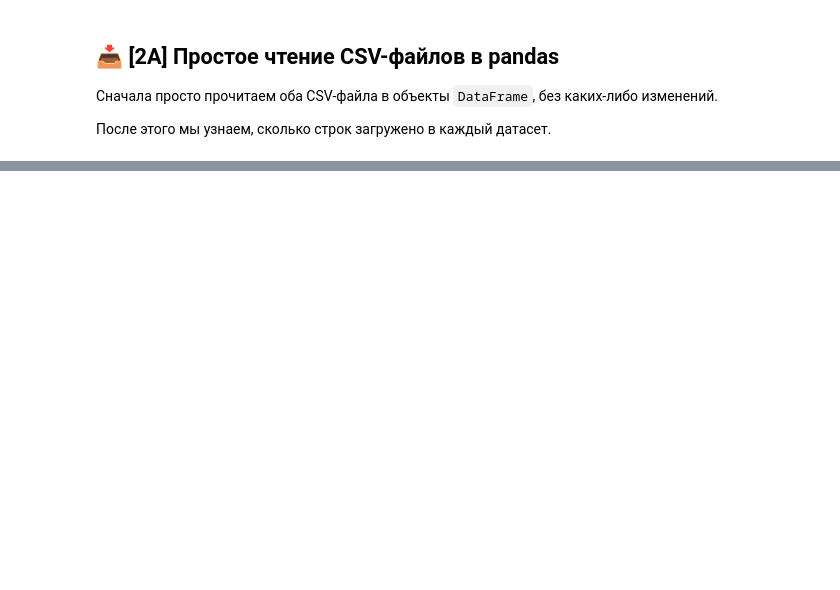
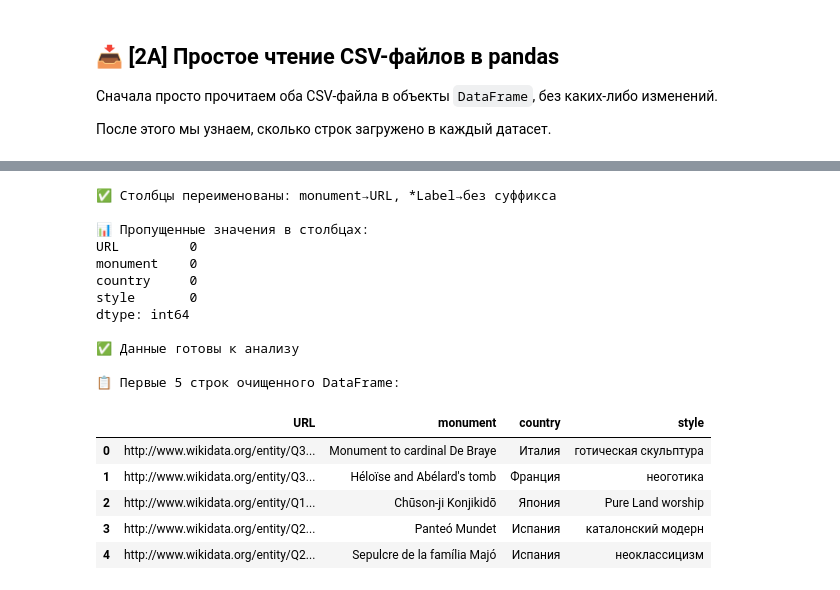
Before and after one commit to dasha3000/python-ai-Evdokimova-Daria, a Jupyter notebook: notebooks/week2b_read_csv.ipynb, the cells around one changed output, grey strips where cells are left out. Saved outputs shown, nothing was run; the diff lists cells and outputs as text; code cells hidden in the pictures; blank space fills up the shorter version.

```diff
--- a/notebooks/week2b_read_csv.ipynb
+++ b/notebooks/week2b_read_csv.ipynb
@@ -54,0 +50,15 @@ print("✅ Загружено строк в df_assessment:", len(df_assessment))
+# %%
+# 🐱 Шаг 2A. Чтение CSV-файла в pandas
+
+import pandas as pd
+
+df_monuments = pd.read_csv("data/monuments_country_style.csv")  # ← ИЗМЕНЕНО: путь к вашему файлу и имя переменной
+
+print("✅ Загружено строк в df_monuments:", len(df_monuments))  # ← ИЗМЕНЕНО: имя переменной в выводе
+
+# 🔍 Быстрая проверка структуры
+print("\n📋 Первые 3 строки:")
+display(df_monuments.head(3))
+
+print("\n📊 Информация о столбцах:")
+print(df_monuments.info())
@@ -242,0 +100,47 @@ Name: publicationYear, dtype: float64
+# %%
+# 🧹 Шаг 2B. Очистка и переименование столбцов для df_monuments
+
+# Проверка: нужна ли очистка?
+if "monumentLabel" in df_monuments.columns:
+
+    # Переименовываем столбцы:
+    # 1) URL-столбец: monument → URL
+    # 2) Label-столбцы: убираем суффикс Label
+    df_monuments = df_monuments.rename(columns={
+        "monument": "URL",              # ← ИЗМЕНЕНО: технический URL → удобное имя
+        "monumentLabel": "monument",    # ← ИЗМЕНЕНО: ваши столбцы
+        "countryLabel": "country",
+        "styleLabel": "style",
+    })
+    print("✅ Столбцы переименованы: monument→URL, *Label→без суффикса")
+
+    # Проверка на пропущенные значения
+    print("\n📊 Пропущенные значения в столбцах:")
+    print(df_monuments.isnull().sum())
+
+else:
+    print("⏭️ df_monuments уже очищен, пропускаем")
+
+# 🔍 Быстрая валидация результата
+print("\n✅ Данные готовы к анализу")
+print("\n📋 Первые 5 строк очищенного DataFrame:")
+display(df_monuments.head())
+# %% [output]
+✅ Столбцы переименованы: monument→URL, *Label→без суффикса
+
+📊 Пропущенные значения в столбцах:
+URL         0
+monument    0
+country     0
+style       0
+dtype: int64
+
+✅ Данные готовы к анализу
+
+📋 Первые 5 строк очищенного DataFrame:
+|  | URL | monument | country | style |
+| 0 | http://www.wikidata.org/entity/Q3... | Monument to cardinal De Braye | Италия | готическая скульптура |
+| 1 | http://www.wikidata.org/entity/Q3... | Héloïse and Abélard's tomb | Франция | неоготика |
+| 2 | http://www.wikidata.org/entity/Q1... | Chūson-ji Konjikidō | Япония | Pure Land worship |
+| 3 | http://www.wikidata.org/entity/Q2... | Panteó Mundet | Испания | каталонский модерн |
+| 4 | http://www.wikidata.org/entity/Q2... | Sepulcre de la família Majó | Испания | неоклассицизм |
```
Also changed, not shown: parts of 16 cells of this notebook.
